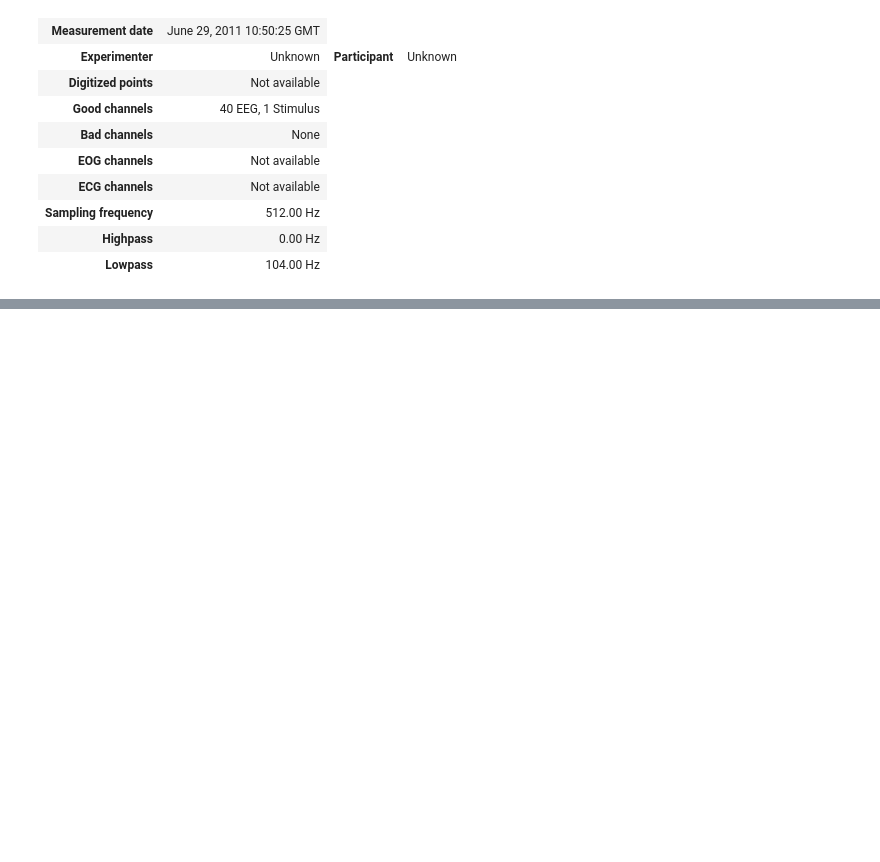
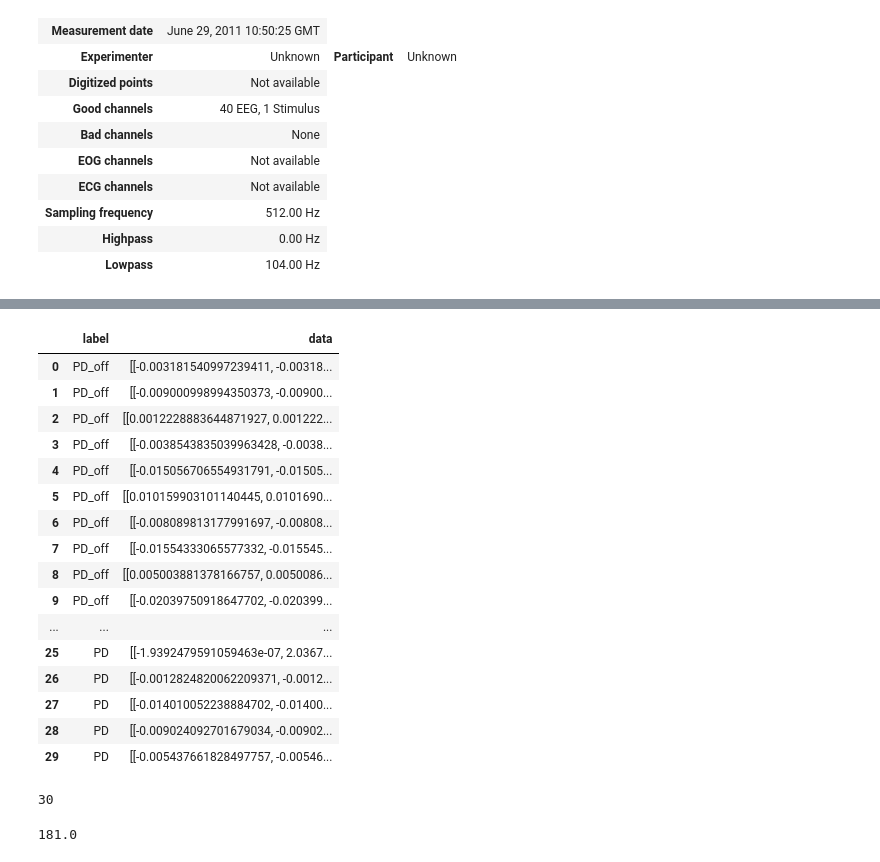
Before and after one commit to krisplusmagger/pd_detection, a Jupyter notebook: pd.ipynb, the cells around one changed output, grey strips where cells are left out. Cells and saved outputs as stored; diff of their text form; code cells hidden in the pictures; blank space fills up the shorter version.

```diff
--- a/pd.ipynb
+++ b/pd.ipynb
@@ -193,0 +449,20 @@ eeg_data_numpy = raw.get_data()
+# %%
+# 创建一个空DataFrame，用于存储数据
+eeg_pd_off_data_df = pd.DataFrame(columns=['label', 'data'])
+
+# 使用MNE库读取每个BDF文件
+
+for bdf_file in bdf_pd_off_files:
+
+    raw = mne.io.read_raw_bdf(bdf_file, preload=True)
+    # 获取EEG数据并创建DataFrame
+    eeg_data = pd.DataFrame(raw.get_data().T, columns=raw.ch_names)
+    eeg_data = eeg_data.iloc[:, 0: 39]  # 去掉没用的stimu通道
+    eeg_data = eeg_data.T
+
+    # 将数据添加到DataFrame中
+    new_row = {'label': 'PD_off', 'data': eeg_data.values.tolist()}
+    eeg_pd_off_data_df = eeg_pd_off_data_df.append(new_row, ignore_index=True)
+
+    # 打印一些信息
+    print(f"Processed {bdf_file}")
@@ -206,0 +491,22 @@ numpy.float64
+# %%
+# 创建一个空DataFrame，用于存储数据
+eeg_pd_off_data_df = pd.DataFrame(columns=['label', 'data'])
+
+# 使用MNE库读取每个BDF文件
+for bdf_file in bdf_pd_off_files:
+    raw = mne.io.read_raw_bdf(bdf_file, preload=True)
+
+    # 获取EEG数据并创建DataFrame
+    eeg_data = pd.DataFrame(raw.get_data().T, columns=raw.ch_names)
+    eeg_data = eeg_data.iloc[:, 0: 39]  # 去掉没用的stimu通道
+    eeg_data = eeg_data.T
+
+    # 将数据添加到DataFrame中
+    new_row = {'label': 'PD_off', 'data': eeg_data.iloc[:, :45000].values.tolist()}
+    eeg_pd_off_data_df = eeg_pd_off_data_df.append(new_row, ignore_index=True)
+
+    new_row = {'label': 'PD_off', 'data': eeg_data.iloc[:, 45000:].values.tolist()}
+    eeg_pd_off_data_df = eeg_pd_off_data_df.append(new_row, ignore_index=True)
+
+    # 打印一些信息
+    print(f"Processed {bdf_file}")
@@ -206,0 +592,20 @@ numpy.float64
+# %%
+pd.concat([eeg_pd_off_data_df, eeg_pd_data_df], ignore_index = True)
+# %% [output]
+|  | label | data |
+| 0 | PD_off | [[-0.003181540997239411, -0.00318... |
+| 1 | PD_off | [[-0.009000998994350373, -0.00900... |
+| 2 | PD_off | [[0.0012228883644871927, 0.001222... |
+| 3 | PD_off | [[-0.0038543835039963428, -0.0038... |
+| 4 | PD_off | [[-0.015056706554931791, -0.01505... |
+| 5 | PD_off | [[0.010159903101140445, 0.0101690... |
+| 6 | PD_off | [[-0.008089813177991697, -0.00808... |
+| 7 | PD_off | [[-0.01554333065577332, -0.015545... |
+| 8 | PD_off | [[0.005003881378166757, 0.0050086... |
+| 9 | PD_off | [[-0.02039750918647702, -0.020399... |
+| ... | ... | ... |
+| 25 | PD | [[-1.9392479591059463e-07, 2.0367... |
+| 26 | PD | [[-0.0012824820062209371, -0.0012... |
+| 27 | PD | [[-0.014010052238884702, -0.01400... |
+| 28 | PD | [[-0.009024092701679034, -0.00902... |
+| 29 | PD | [[-0.005437661828497757, -0.00546... |
@@ -206,0 +614,4 @@ numpy.float64
+# %%
+len(combined_one)
+# %% [output]
+30
@@ -206,0 +620,4 @@ numpy.float64
+# %%
+len(combined_two['data'][0][0]) / 512
+# %% [output]
+181.0
```
Also changed, not shown: parts of 57 cells of this notebook.
